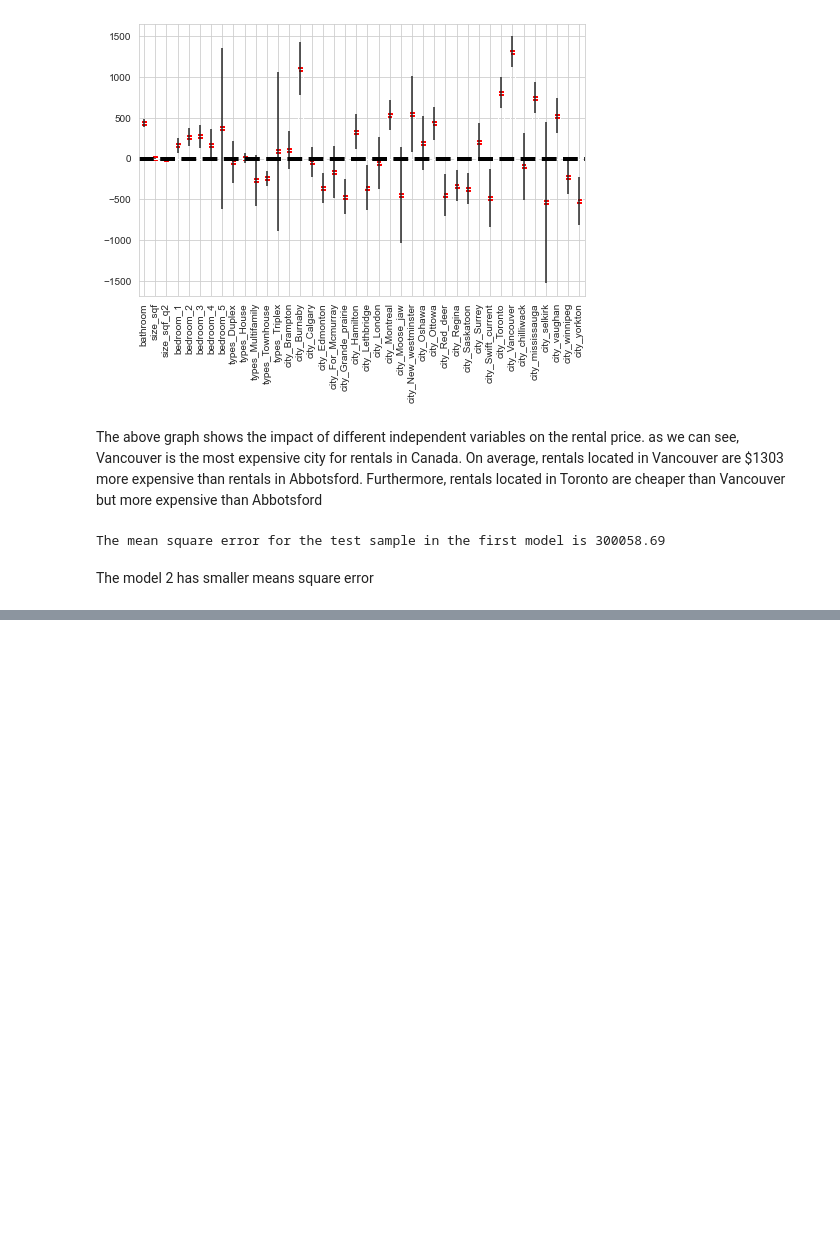
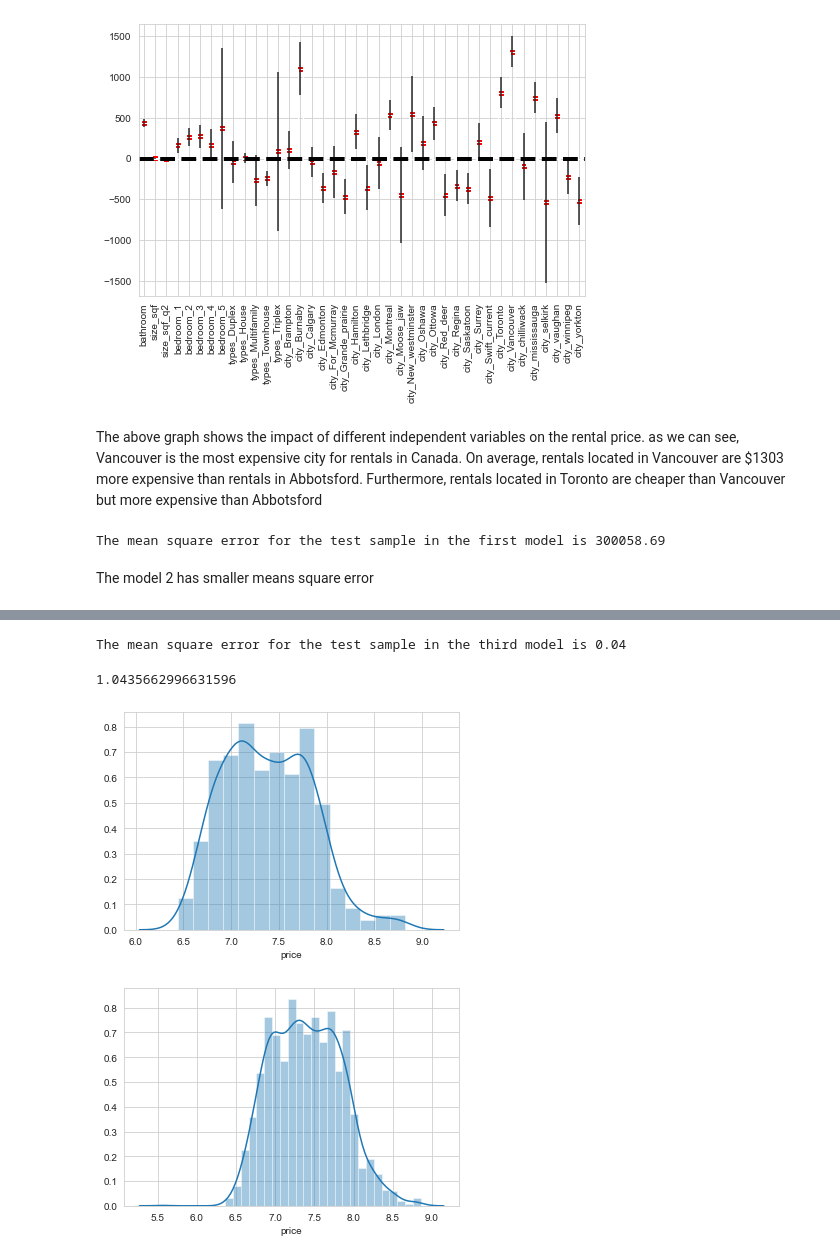
Before and after one commit to mehmoh/Canada-rental, a Jupyter notebook: Machine learning-1.ipynb, the cells around one changed output, grey strips where cells are left out. Saved outputs shown, nothing was run; the diff lists cells and outputs as text; code cells hidden in the pictures; blank space fills up the shorter version.

```diff
--- a/Machine learning-1.ipynb
+++ b/Machine learning-1.ipynb
@@ -224,0 +228,4 @@ The model 2 has smaller means square error
+# %%
+#We use the numpy fuction log1p which  applies log(1+x) to all elements of the column
+training_data['price']=np.log1p(training_data["price"])
+testing_data['price']=np.log1p(testing_data["price"])
@@ -224,0 +273,22 @@ The model 2 has smaller means square error
+# %%
+# evaluating the model by the test dataset
+X_test=testing_data.drop(columns=['price'])
+X_test= sm.add_constant(X_test) #adding constant to the model
+Y_test=testing_data['price']
+y_hat=model2.predict(X_test)
+print('The mean square error for the test sample in the third model is %.2f' %mean_squared_error(Y_test, y_hat))
+# %% [output]
+The mean square error for the test sample in the third model is 0.04
+# %%
+print(math.exp(mean_squared_error(Y_test, y_hat)))
+# %% [output]
+1.0435662996631596
+# %%
+sns.set_style('whitegrid')
+sns.distplot(testing_data['price'])
+plt.show()
+sns.distplot(training_data['price'])
+plt.show()
+# %% [output]
+[figure, added]
+[figure, added]
```
Also changed, not shown: parts of 5 cells of this notebook, 1 other file.
